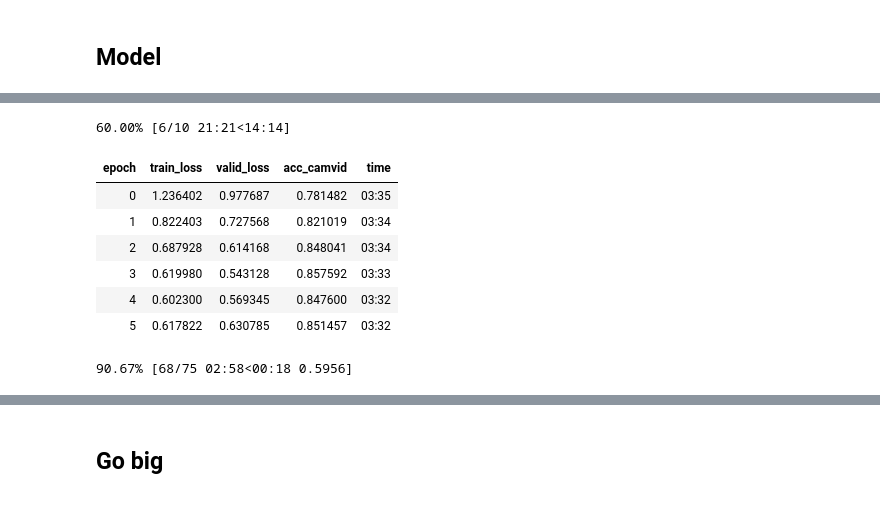
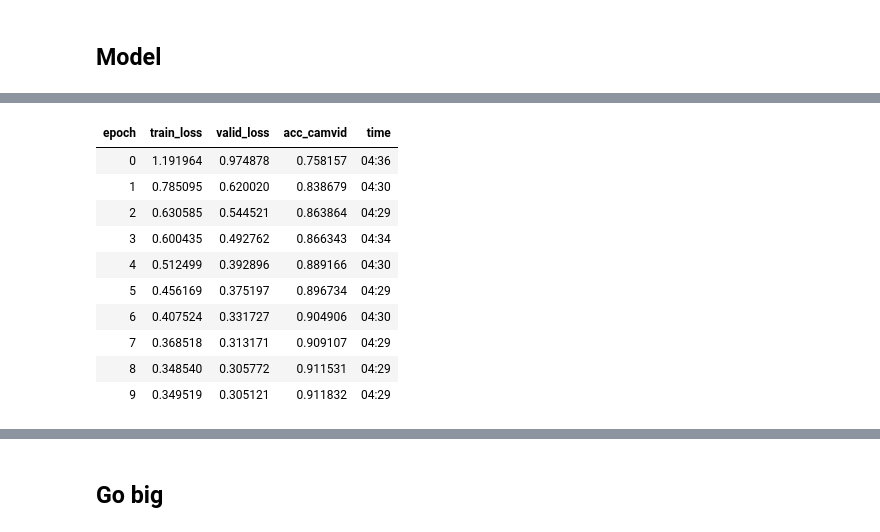
Before and after one commit to ngupta23/fastai_notebooks, a Jupyter notebook: lesson3_camvid.ipynb, the cells around one changed output, grey strips where cells are left out. Cells and saved outputs as stored; diff of their text form; code cells hidden in the pictures.

```diff
--- a/lesson3_camvid.ipynb
+++ b/lesson3_camvid.ipynb
@@ -163,0 +189,3 @@ lr=3e-3
+# %%
+# lr=3e-3 from original notebook
+lr = 1e-4
@@ -164,12 +194,15 @@ lr=3e-3
 # %%
-learn.fit_one_cycle(10, slice(lr), pct_start=0.9)
+# learn.fit_one_cycle(10, slice(lr), pct_start=0.9)  # from originl notebook
+learn.fit_one_cycle(10, slice(lr))
 # %% [output]
-60.00% [6/10 21:21<14:14]
 | epoch | train_loss | valid_loss | acc_camvid | time |
-| 0 | 1.236402 | 0.977687 | 0.781482 | 03:35 |
-| 1 | 0.822403 | 0.727568 | 0.821019 | 03:34 |
-| 2 | 0.687928 | 0.614168 | 0.848041 | 03:34 |
-| 3 | 0.619980 | 0.543128 | 0.857592 | 03:33 |
-| 4 | 0.602300 | 0.569345 | 0.847600 | 03:32 |
-| 5 | 0.617822 | 0.630785 | 0.851457 | 03:32 |
+| 0 | 1.191964 | 0.974878 | 0.758157 | 04:36 |
+| 1 | 0.785095 | 0.620020 | 0.838679 | 04:30 |
+| 2 | 0.630585 | 0.544521 | 0.863864 | 04:29 |
+| 3 | 0.600435 | 0.492762 | 0.866343 | 04:34 |
+| 4 | 0.512499 | 0.392896 | 0.889166 | 04:30 |
+| 5 | 0.456169 | 0.375197 | 0.896734 | 04:29 |
+| 6 | 0.407524 | 0.331727 | 0.904906 | 04:30 |
+| 7 | 0.368518 | 0.313171 | 0.909107 | 04:29 |
+| 8 | 0.348540 | 0.305772 | 0.911531 | 04:29 |
+| 9 | 0.349519 | 0.305121 | 0.911832 | 04:29 |
-90.67% [68/75 02:58<00:18 0.5956]
```
Also changed, not shown: parts of 40 cells of this notebook, 2 other files.
